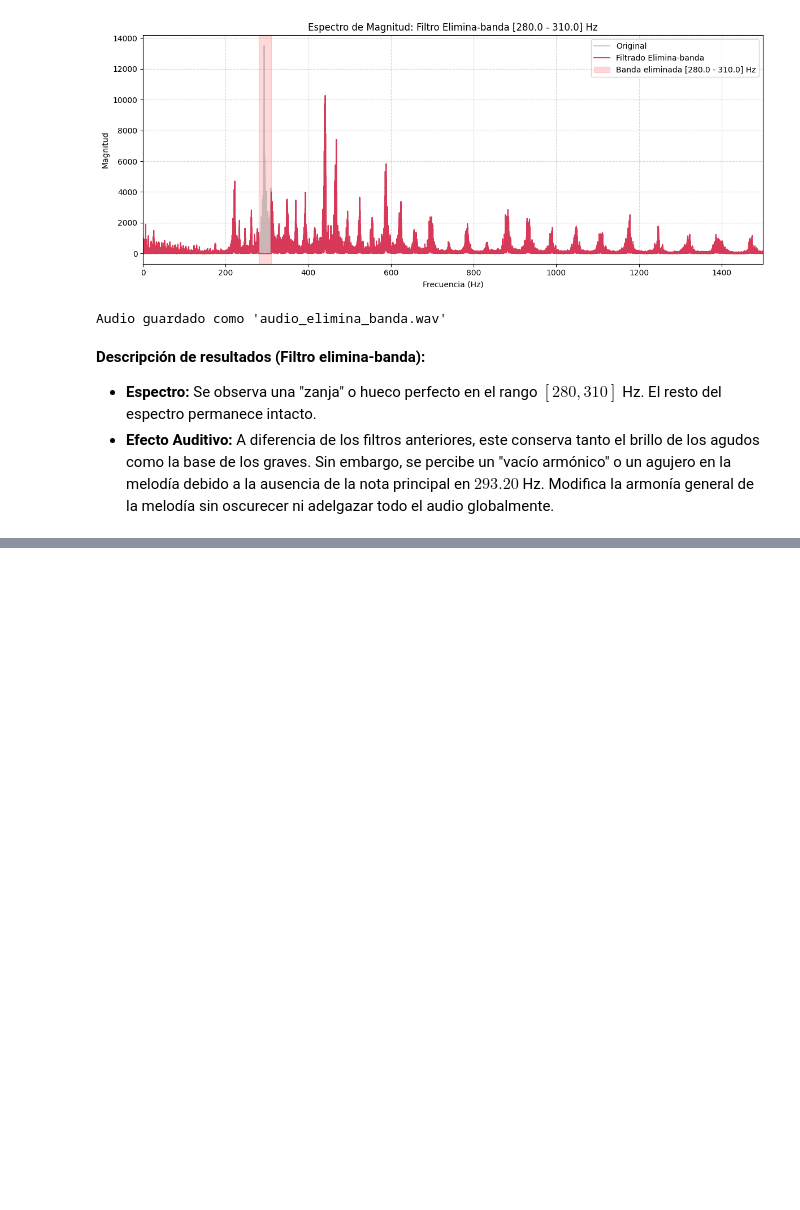
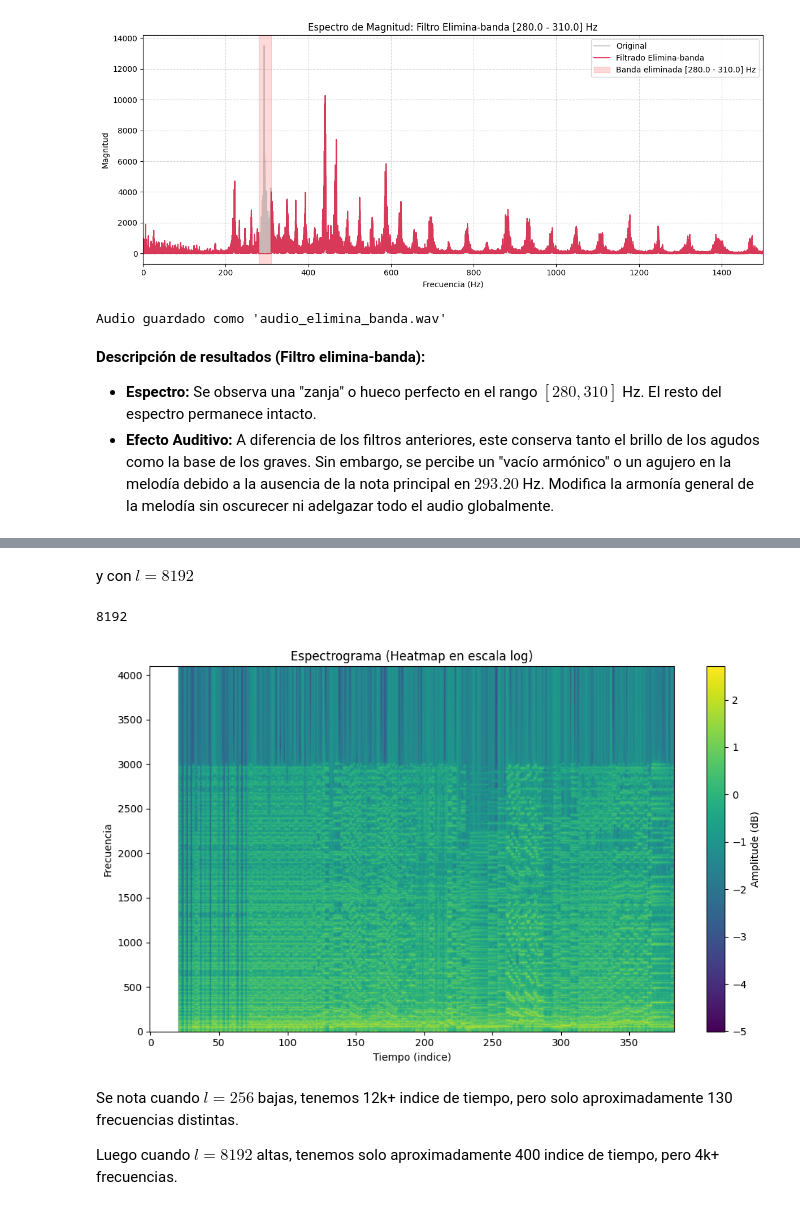
Before and after one commit to Benjasud-coder/T3-Calculo_CD, a Jupyter notebook: Tarea3.ipynb, the cells around one changed output, grey strips where cells are left out. Drawn from its saved outputs; the diff is of its cells as text; code cells hidden in the pictures; blank space fills up the shorter version.

```diff
--- a/Tarea3.ipynb
+++ b/Tarea3.ipynb
@@ -253,0 +319,13 @@ Audio guardado como 'audio_elimina_banda.wav'
+# %% [markdown]
+y con $l = 8192$
+# %%
+l_baja = 8192
+print(l_baja)
+amplit_heapmap_on(signal_norm, l_baja)
+# %% [output]
+8192
+[figure, added]
+# %% [markdown]
+Se nota cuando $l = 256$ bajas, tenemos 12k+ indice de tiempo, pero solo aproximadamente 130 frecuencias distintas.
+
+Luego cuando $l = 8192$ altas, tenemos solo aproximadamente 400 indice de tiempo, pero 4k+ frecuencias.
```
Also changed, not shown: parts of 7 cells of this notebook.
